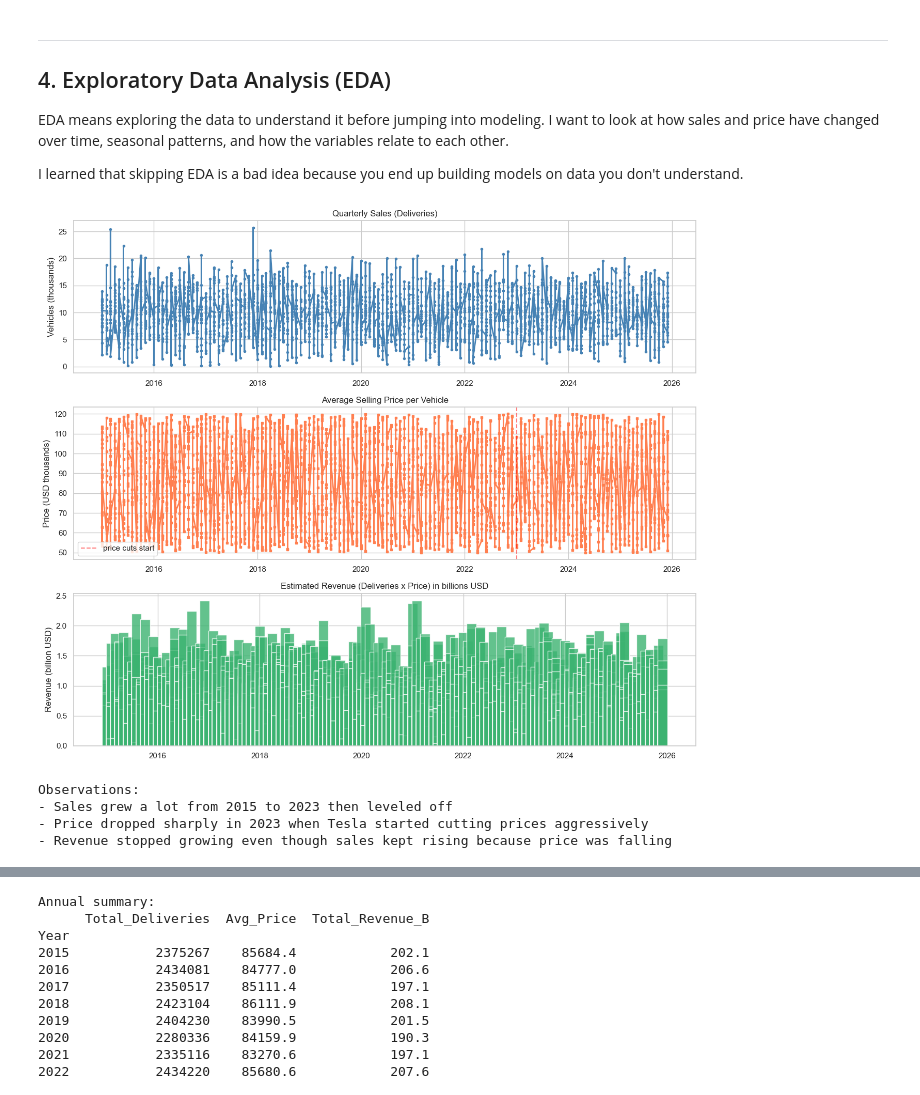
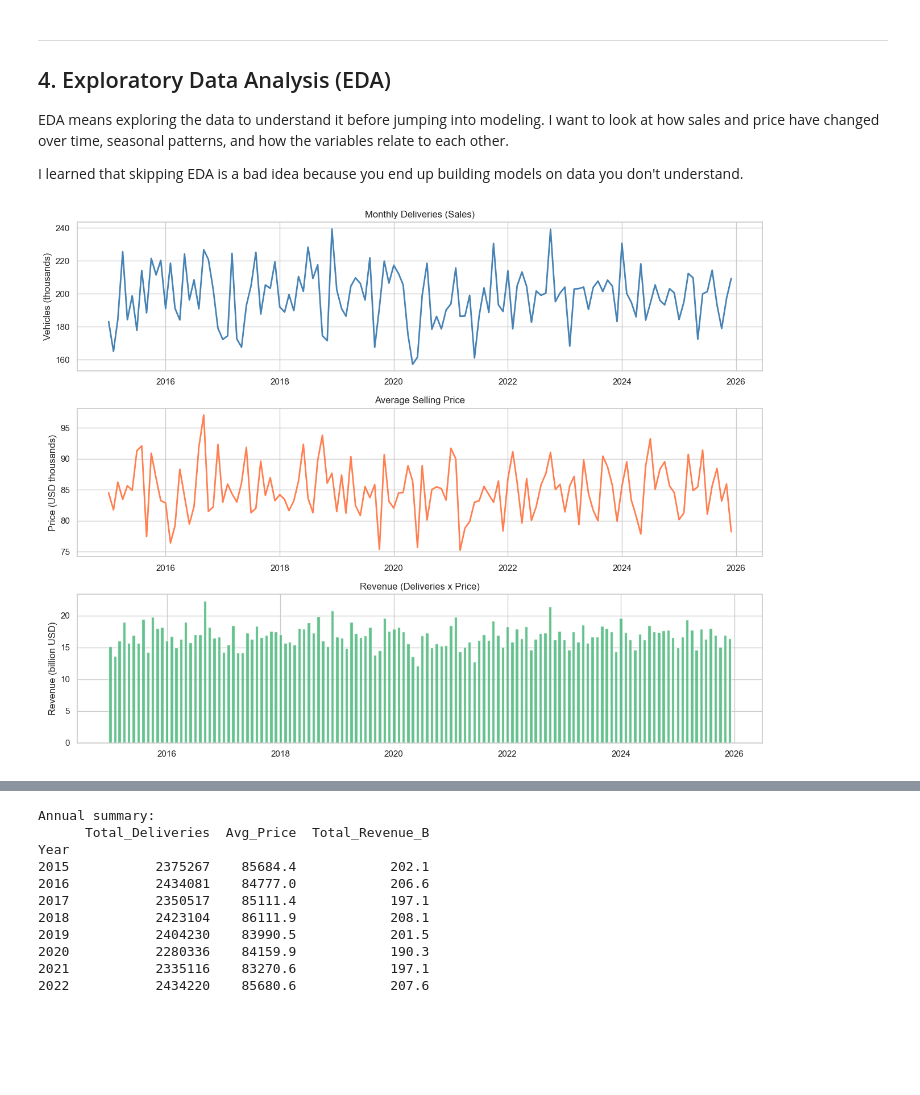
Before and after one commit to soumi-mishra/Celebal-Technologies-Internship, a Jupyter notebook: week2_soumi_mishra.ipynb, the cells around one changed output, grey strips where cells are left out. Cells and saved outputs as stored; diff of their text form; code cells hidden in the pictures; blank space fills up the shorter version.

```diff
--- a/week2_soumi_mishra.ipynb
+++ b/week2_soumi_mishra.ipynb
@@ -208,34 +158,27 @@ EDA means exploring the data to understand it before jumping into modeling. I wa
 
 I learned that skipping EDA is a bad idea because you end up building models on data you don't understand.
 # %%
-# sales, price and revenue trends over time
-fig, axes = plt.subplots(3, 1, figsize=(13, 11))
+monthly = df.groupby('Date').agg(
+    Deliveries=('Deliveries', 'sum'),
+    Avg_Price=('Avg_Price', 'mean'),
+    Revenue=('Revenue', 'sum')
+).reset_index()
 
-axes[0].plot(df['Date'], df['Deliveries'] / 1000, marker='o', color='steelblue', linewidth=2, markersize=3)
-axes[0].set_title('Quarterly Sales (Deliveries)')
+fig, axes = plt.subplots(3, 1, figsize=(13, 10))
+
+axes[0].plot(monthly['Date'], monthly['Deliveries'] / 1000, color='steelblue', linewidth=2)
+axes[0].set_title('Monthly Deliveries (Sales)')
 axes[0].set_ylabel('Vehicles (thousands)')
 
-axes[1].plot(df['Date'], df['Avg_Price'] / 1000, marker='s', color='coral', linewidth=2, markersize=3)
-axes[1].set_title('Average Selling Price per Vehicle')
+axes[1].plot(monthly['Date'], monthly['Avg_Price'] / 1000, color='coral', linewidth=2)
+axes[1].set_title('Average Selling Price')
 axes[1].set_ylabel('Price (USD thousands)')
-axes[1].axvline(pd.Timestamp('2023-01-01'), color='red', linestyle='--', alpha=0.5, label='price cuts start')
-axes[1].legend()
 
-axes[2].bar(df['Date'], df['Revenue'], color='mediumseagreen', alpha=0.8, width=70)
-axes[2].set_title('Estimated Revenue (Deliveries x Price) in billions USD')
+axes[2].bar(monthly['Date'], monthly['Revenue'], color='mediumseagreen', alpha=0.8, width=20)
+axes[2].set_title('Revenue (Deliveries x Price)')
 axes[2].set_ylabel('Revenue (billion USD)')
 
 plt.tight_layout()
 plt.show()
-
-# observations I noticed
-print('Observations:')
-print('- Sales grew a lot from 2015 to 2023 then leveled off')
-print('- Price dropped sharply in 2023 when Tesla started cutting prices aggressively')
-print('- Revenue stopped growing even though sales kept rising because price was falling')
 # %% [output]
-[figure, old version]
+[figure, new version]
-Observations:
-- Sales grew a lot from 2015 to 2023 then leveled off
-- Price dropped sharply in 2023 when Tesla started cutting prices aggressively
-- Revenue stopped growing even though sales kept rising because price was falling
```
Also changed, not shown: parts of 26 cells of this notebook.
